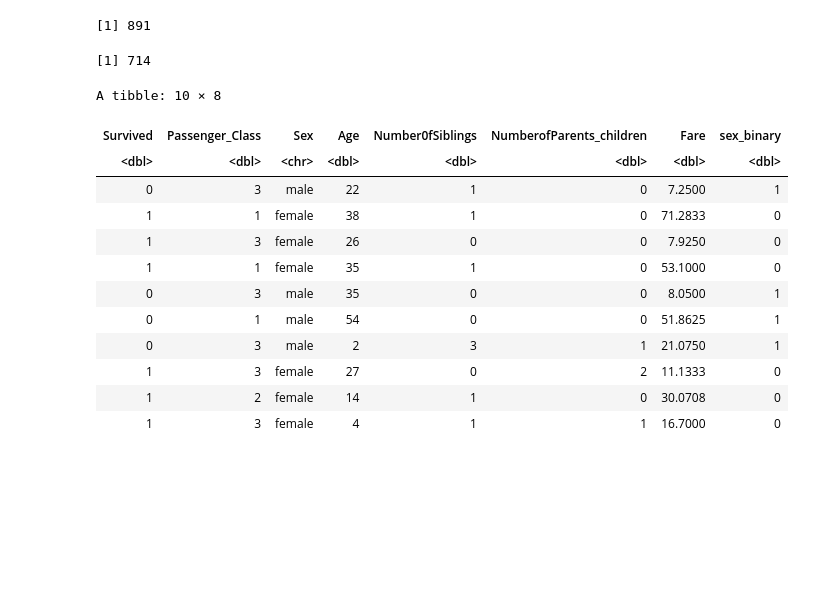
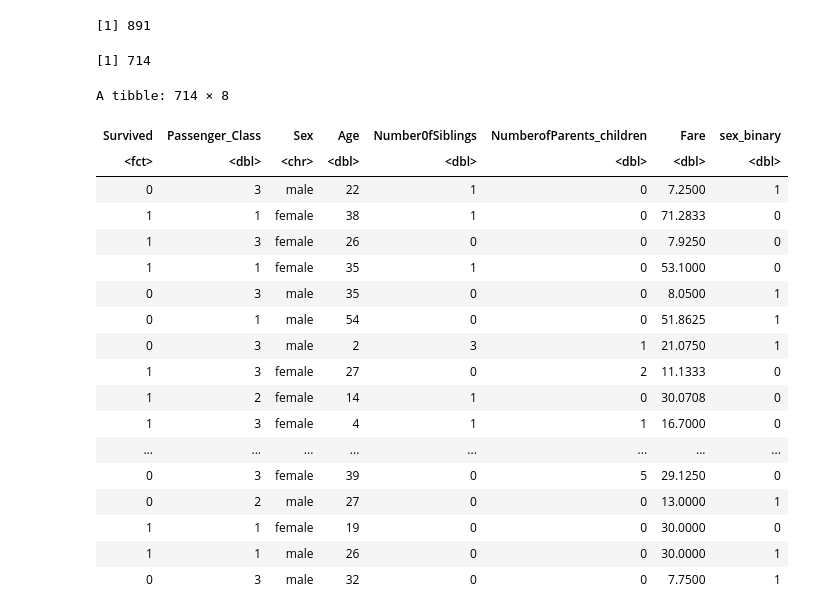
Before and after one commit to zhang17s/DSCI-100-Group-Project-, a Jupyter notebook: Proposal.ipynb, the cells around one changed output. Cells and saved outputs as stored; diff of their text form; code cells hidden in the pictures; blank space fills up the shorter version.

```diff
--- a/Proposal.ipynb
+++ b/Proposal.ipynb
@@ -81,17 +99,18 @@ nrow(boat_data_binary)
 # %%
 #removing the columns with NA values for age.
 #we see we only loose about 20 percent of the original 891 row dataset
-#only 10 rows printed for concision
 
 boat_data_NA <- boat_data_binary |>
-    filter(!is.na(Age))
+    filter(!is.na(Age)) |>
+    mutate(Survived = as_factor(Survived))
+
 nrow(boat_data_NA)
-boat_data_NA |> head(10)
+boat_data_NA
 # %% [output]
 [1] 714
-A tibble: 10 × 8
+A tibble: 714 × 8
 | Survived | Passenger_Class | Sex | Age | Number0fSiblings | NumberofParents_children | Fare | sex_binary |
-| <dbl> | <dbl> | <chr> | <dbl> | <dbl> | <dbl> | <dbl> | <dbl> |
+| <fct> | <dbl> | <chr> | <dbl> | <dbl> | <dbl> | <dbl> | <dbl> |
 | 0 | 3 | male | 22 | 1 | 0 | 7.2500 | 1 |
 | 1 | 1 | female | 38 | 1 | 0 | 71.2833 | 0 |
 | 1 | 3 | female | 26 | 0 | 0 | 7.9250 | 0 |
@@ -102,4 +121,10 @@ A tibble: 10 × 8
 | 1 | 3 | female | 27 | 0 | 2 | 11.1333 | 0 |
 | 1 | 2 | female | 14 | 1 | 0 | 30.0708 | 0 |
 | 1 | 3 | female | 4 | 1 | 1 | 16.7000 | 0 |
+| ... | ... | ... | ... | ... | ... | ... | ... |
+| 0 | 3 | female | 39 | 0 | 5 | 29.1250 | 0 |
+| 0 | 2 | male | 27 | 0 | 0 | 13.0000 | 1 |
+| 1 | 1 | female | 19 | 0 | 0 | 30.0000 | 0 |
+| 1 | 1 | male | 26 | 0 | 0 | 30.0000 | 1 |
+| 0 | 3 | male | 32 | 0 | 0 | 7.7500 | 1 |
 # %%
```
Also changed, not shown: parts of 13 cells of this notebook.
